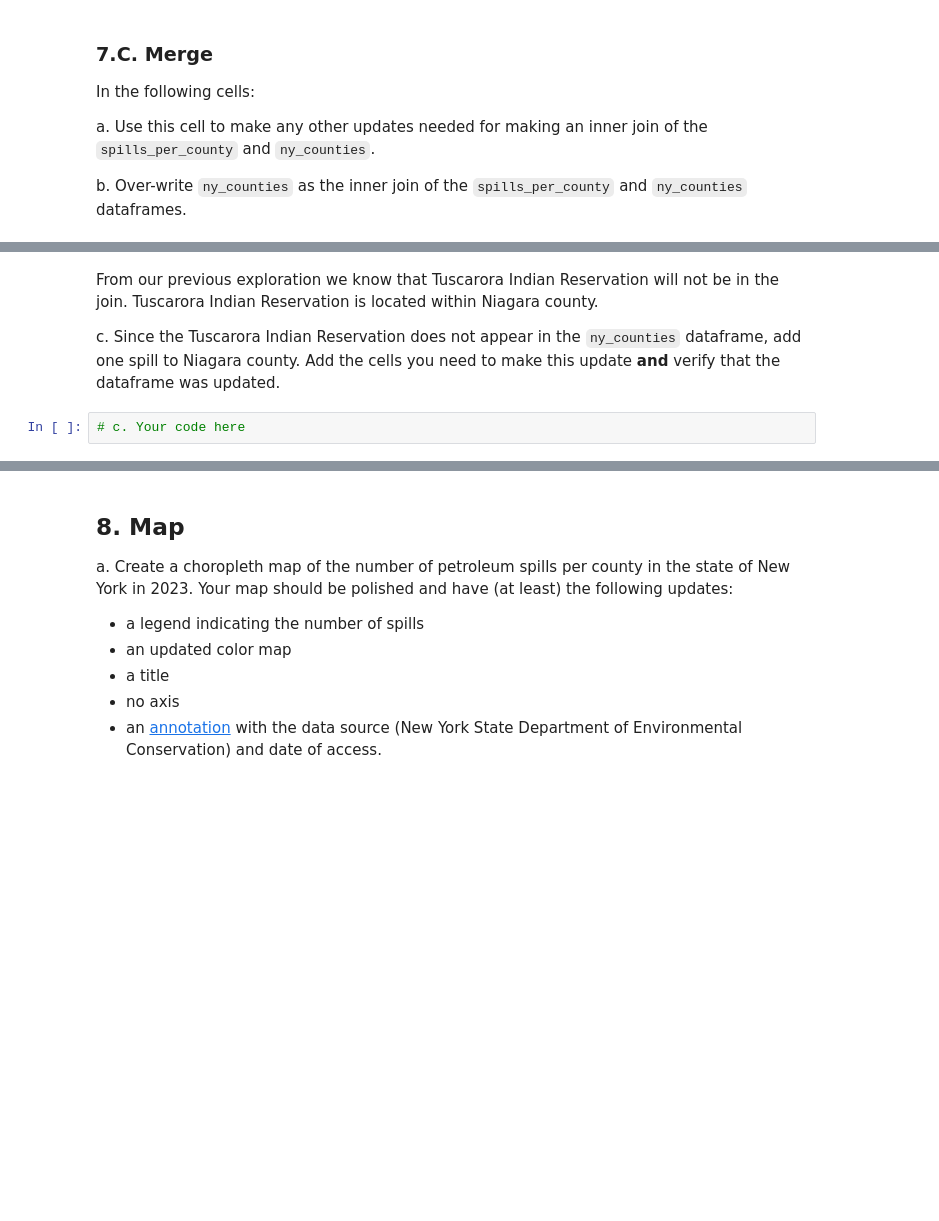
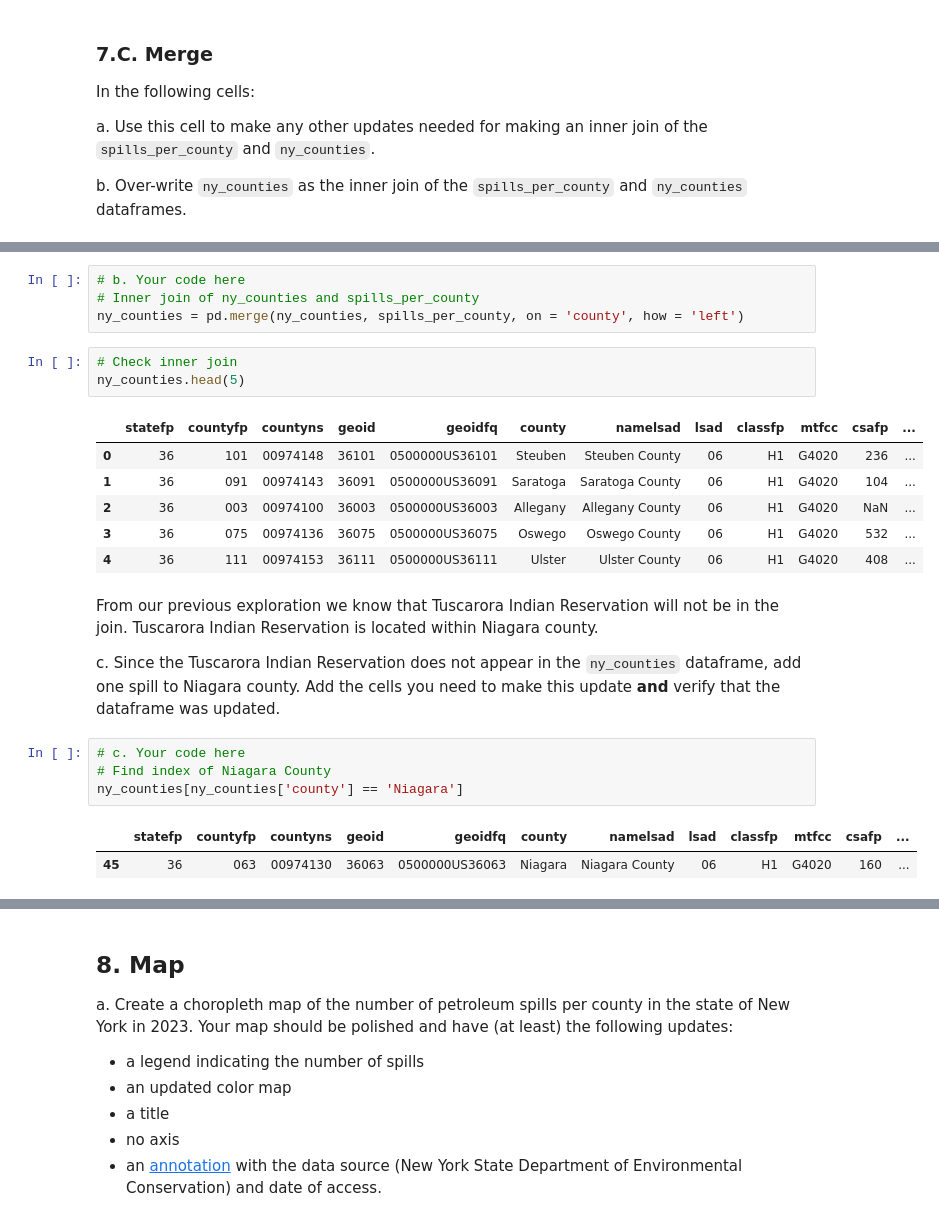
Before and after one commit to nmoraescommit/eds220-hwk3, a Jupyter notebook: hwk3-task1-spills.ipynb, the cells around one changed output, grey strips where cells are left out. Drawn from its saved outputs; the diff is of its cells as text; blank space fills up the shorter version.

```diff
--- a/hwk3-task1-spills.ipynb
+++ b/hwk3-task1-spills.ipynb
@@ -486,3 +550,17 @@ b. Over-write `ny_counties` as the  inner join of the `spills_per_county` and `n
+# %%
+# b. Your code here
+# Inner join of ny_counties and spills_per_county
+ny_counties = pd.merge(ny_counties, spills_per_county, on = 'county', how = 'left')
+# %%
+# Check inner join
+ny_counties.head(5)
+# %% [output]
+|  | statefp | countyfp | countyns | geoid | geoidfq | county | namelsad | lsad | classfp | mtfcc | csafp | ... |
+| 0 | 36 | 101 | 00974148 | 36101 | 0500000US36101 | Steuben | Steuben County | 06 | H1 | G4020 | 236 | ... |
+| 1 | 36 | 091 | 00974143 | 36091 | 0500000US36091 | Saratoga | Saratoga County | 06 | H1 | G4020 | 104 | ... |
+| 2 | 36 | 003 | 00974100 | 36003 | 0500000US36003 | Allegany | Allegany County | 06 | H1 | G4020 | NaN | ... |
+| 3 | 36 | 075 | 00974136 | 36075 | 0500000US36075 | Oswego | Oswego County | 06 | H1 | G4020 | 532 | ... |
+| 4 | 36 | 111 | 00974153 | 36111 | 0500000US36111 | Ulster | Ulster County | 06 | H1 | G4020 | 408 | ... |
 # %% [markdown]
 
 From our previous exploration we know that Tuscarora Indian Reservation will not be in the join. Tuscarora Indian Reservation is located within Niagara county.
@@ -490,3 +568,8 @@ From our previous exploration we know that Tuscarora Indian Reservation will not
 c. Since the Tuscarora Indian Reservation does not appear in the `ny_counties` dataframe, add one spill to Niagara county. Add the cells you need to make this update **and** verify that the dataframe was updated.
 # %%
 # c. Your code here
+# Find index of Niagara County
+ny_counties[ny_counties['county'] == 'Niagara']
+# %% [output]
+|  | statefp | countyfp | countyns | geoid | geoidfq | county | namelsad | lsad | classfp | mtfcc | csafp | ... |
+| 45 | 36 | 063 | 00974130 | 36063 | 0500000US36063 | Niagara | Niagara County | 06 | H1 | G4020 | 160 | ... |
```
Also changed, not shown: parts of 10 cells of this notebook, 1 other file.
